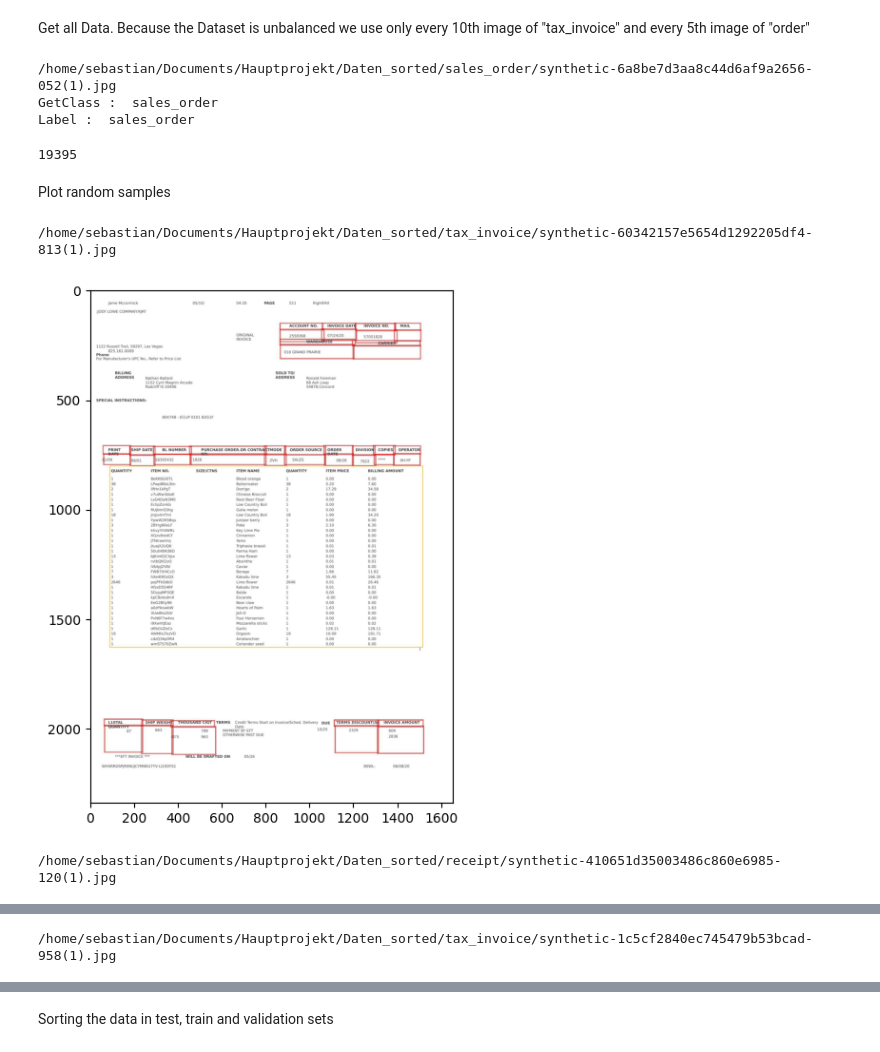
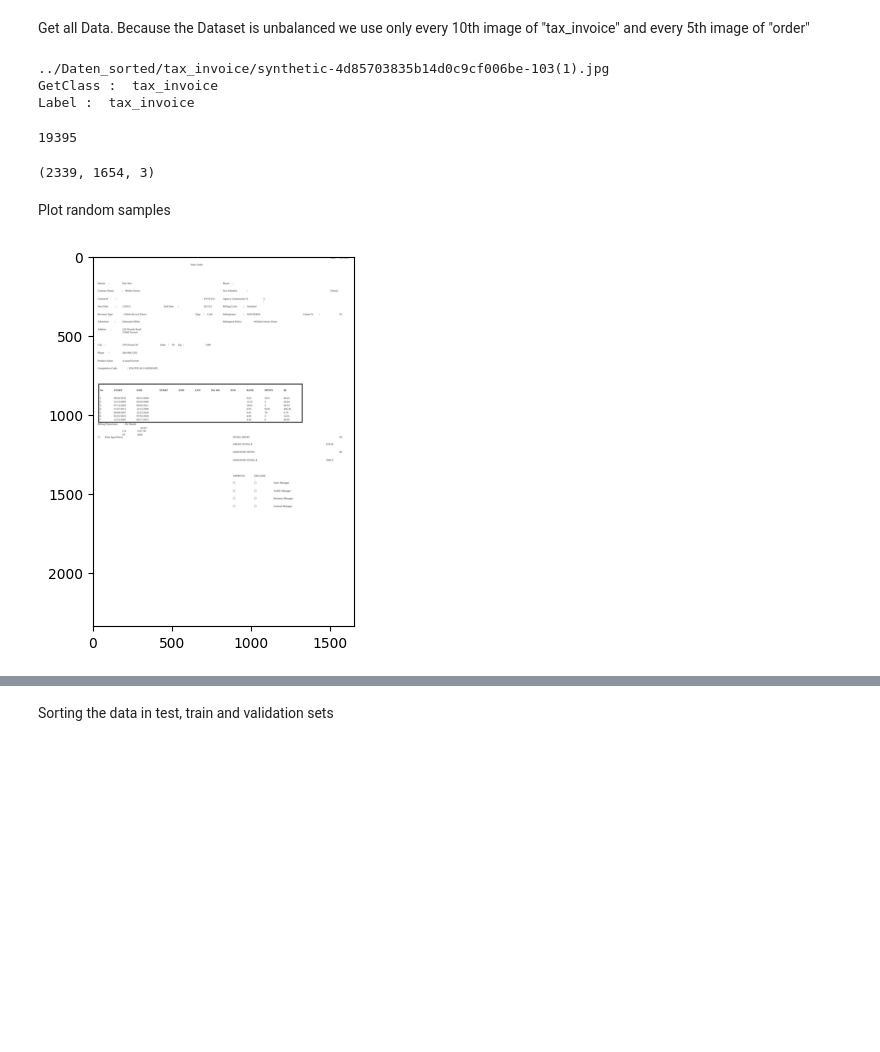
Before and after one commit to sn0lian/Sebastian-Strobel-Hauptprojekt, a Jupyter notebook: Document Classification/VGG-16.ipynb, the cells around one changed output, grey strips where cells are left out. Cells and saved outputs as stored; diff of their text form; code cells hidden in the pictures; blank space fills up the shorter version.

```diff
--- a/Document Classification/VGG-16.ipynb
+++ b/Document Classification/VGG-16.ipynb
@@ -45,9 +38,12 @@ if platform.system() == 'Windows':
 # %% [markdown]
 ### Set path and get all classes. ".DS_Store" needs to be removed on MacOS again
 # %%
-d = '/home/sebastian/Documents/Hauptprojekt/Daten_sorted/'
-classes = (os.listdir(d))
+data_path = os.path.join('..', 'Daten_sorted')
+classes = os.listdir(data_path)
+
 if ".DS_Store" in classes:
     classes.remove(".DS_Store")
 if "._.DS_Store" in classes:
     classes.remove("._.DS_Store")
+
+print(classes)
@@ -77,18 +71,18 @@ total_labels = []
 counter_tax = 0
 counter_order = 0
 
-for root, dirs, files in os.walk(d):
+for root, dirs, files in os.walk(data_path):
     for file in files:
         if file.endswith(".jpg"):
             label = root.split(os.path.sep)[-1]
             if label == "tax_invoice":
-                counter_tax +=1
+                counter_tax += 1
                 if counter_tax % mod_tax == 0:
                     path = os.path.join(root, file)
                     total_set.append(path)
                     total_labels.append(label)
             elif label == "order":
-                counter_order +=1
+                counter_order += 1
                 if counter_order % mod_order == 0:
                     path = os.path.join(root, file)
                     total_set.append(path)
@@ -108,9 +102,9 @@ print(total_set[0])
 print('GetClass : ', getClass(total_set[0]))
 print('Label : ', total_labels[0])
 # %% [output]
-/home/sebastian/Documents/Hauptprojekt/Daten_sorted/sales_order/synthetic-6a8be7d3aa8c44d6af9a2656-052(1).jpg
-GetClass :  sales_order
-Label :  sales_order
+../Daten_sorted/tax_invoice/synthetic-4d85703835b14d0c9cf006be-103(1).jpg
+GetClass :  tax_invoice
+Label :  tax_invoice
 # %%
 len(total_set)
 # %% [output]
@@ -120,15 +112,16 @@ img = mpimg.imread("/home/sebastian/Documents/Hauptprojekt/Daten_sorted/debit_no
+# %%
+img = mpimg.imread(total_set[0])
+img.shape
+# %% [output]
+(2339, 1654, 3)
 # %% [markdown]
 Plot random samples
 # %%
 random.Random(seed).shuffle(total_set)
 
-for ima in total_set[0:3] :
-    print(ima)
+for ima in total_set[0:3]:
     img = mpimg.imread(ima)
-    plt.figure(figsize=(7,7))
-    imgplot = plt.imshow(img, cmap="gray")
+    plt.imshow(img)  # , cmap="gray"
     plt.show()
 # %% [output]
-/home/sebastian/Documents/Hauptprojekt/Daten_sorted/tax_invoice/synthetic-60342157e5654d1292205df4-813(1).jpg
-[figure, old version]
+[figure, new version]
-/home/sebastian/Documents/Hauptprojekt/Daten_sorted/receipt/synthetic-410651d35003486c860e6985-120(1).jpg
@@ -136 +128,0 @@ for ima in total_set[0:3] :
-/home/sebastian/Documents/Hauptprojekt/Daten_sorted/tax_invoice/synthetic-1c5cf2840ec745479b53bcad-958(1).jpg
```
Also changed, not shown: parts of 34 cells of this notebook.
